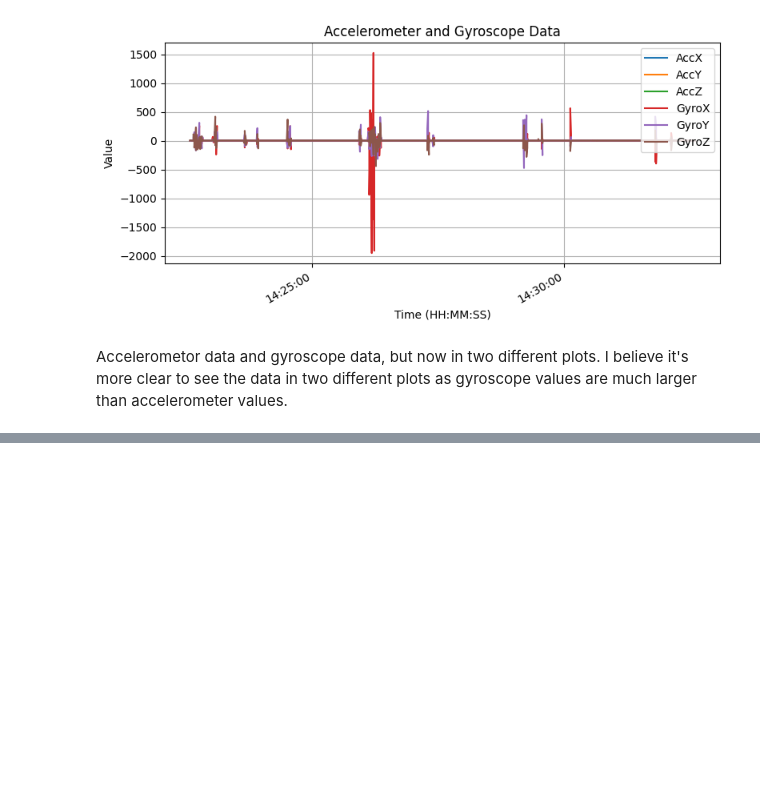
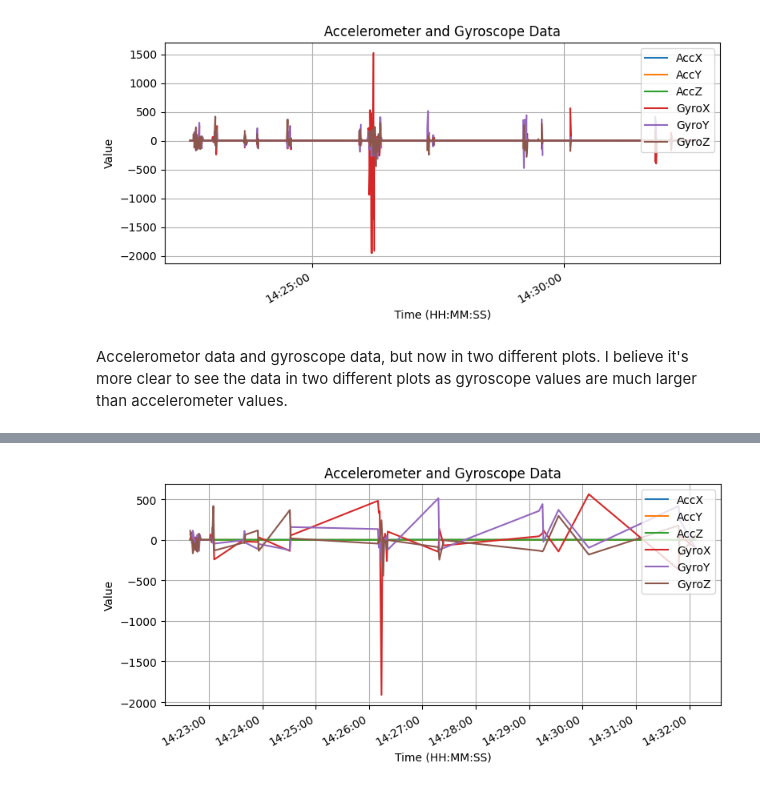
Before and after one commit to djolodjolo23/DA642E-AI-and-Data-Management-for-IoT, a Jupyter notebook: LAB_2/A2_2/python/plot_data.ipynb, the cells around one changed output, grey strips where cells are left out. Saved outputs shown, nothing was run; the diff lists cells and outputs as text; code cells hidden in the pictures; blank space fills up the shorter version.

```diff
--- a/LAB_2/A2_2/python/plot_data.ipynb
+++ b/LAB_2/A2_2/python/plot_data.ipynb
@@ -69,0 +72,43 @@ plt.show()
+# %%
+acc_columns = ["AccX", "AccY", "AccZ"]
+gyro_columns = ["GyroX", "GyroY", "GyroZ"]
+df_updated = df[(df[acc_columns].abs() > 0.14).all(axis=1)]
+df_updated = df_updated.drop(columns=['AccX', 'AccY', 'AccZ', 'GyroX', 'GyroY', 'GyroZ', 'Datetime'])
+df_updated.to_csv("data_updated.csv", index=False)
+df_updated["Datetime"] = pd.to_datetime(df["Date"] + " " + df["Time"], format="%Y-%m-%d %H:%M:%S")
+df_updated = df_updated.drop_duplicates(subset=["Datetime"])
+# %%
+df_updated[["AccX", "AccY", "AccZ"]] = (
+    df_updated["Acc"]
+    .str.replace(" ", "")
+    .str.split(",", expand=True)
+    .astype(float)
+)
+
+df_updated[['GyroX', 'GyroY', 'GyroZ']] = (
+    df_updated['Gyro']
+    .str.replace(" ", "")
+    .str.split(",", expand=True)
+    .astype(float)
+)
+# %%
+fig, ax = plt.subplots( figsize=(8, 4) )
+df_updated.plot(x='Datetime', y='AccX', ax=ax, label='AccX')
+df_updated.plot(x='Datetime', y='AccY', ax=ax, label='AccY')
+df_updated.plot(x='Datetime', y='AccZ', ax=ax, label='AccZ')
+df_updated.plot(x='Datetime', y='GyroX', ax=ax, label='GyroX')
+df_updated.plot(x='Datetime', y='GyroY', ax=ax, label='GyroY')
+df_updated.plot(x='Datetime', y='GyroZ', ax=ax, label='GyroZ')
+
+plt.title('Accelerometer and Gyroscope Data')
+plt.xlabel('Time (HH:MM:SS)')
+plt.ylabel('Value')
+
+plt.gca().xaxis.set_major_formatter(mdates.DateFormatter('%H:%M:%S'))
+
+plt.legend(loc='upper right')
+plt.grid()
+plt.tight_layout()
+plt.show()
+# %% [output]
+[figure, added]
```
Also changed, not shown: parts of 3 cells of this notebook, 1 other file.
